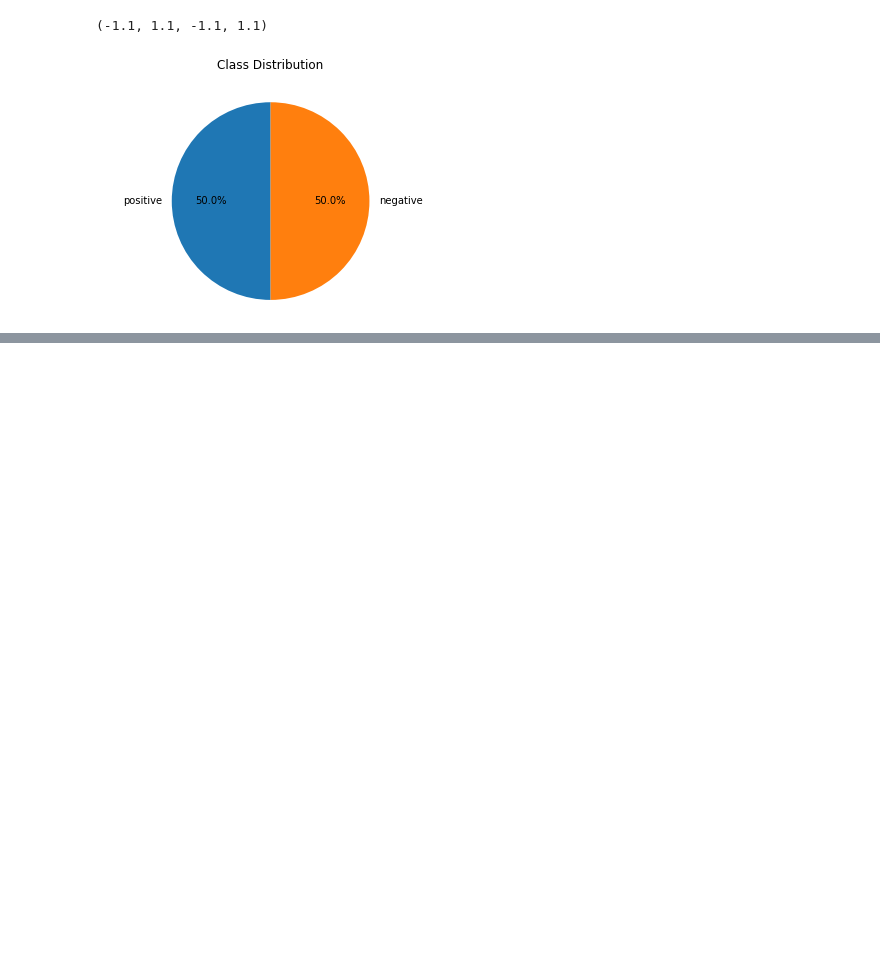
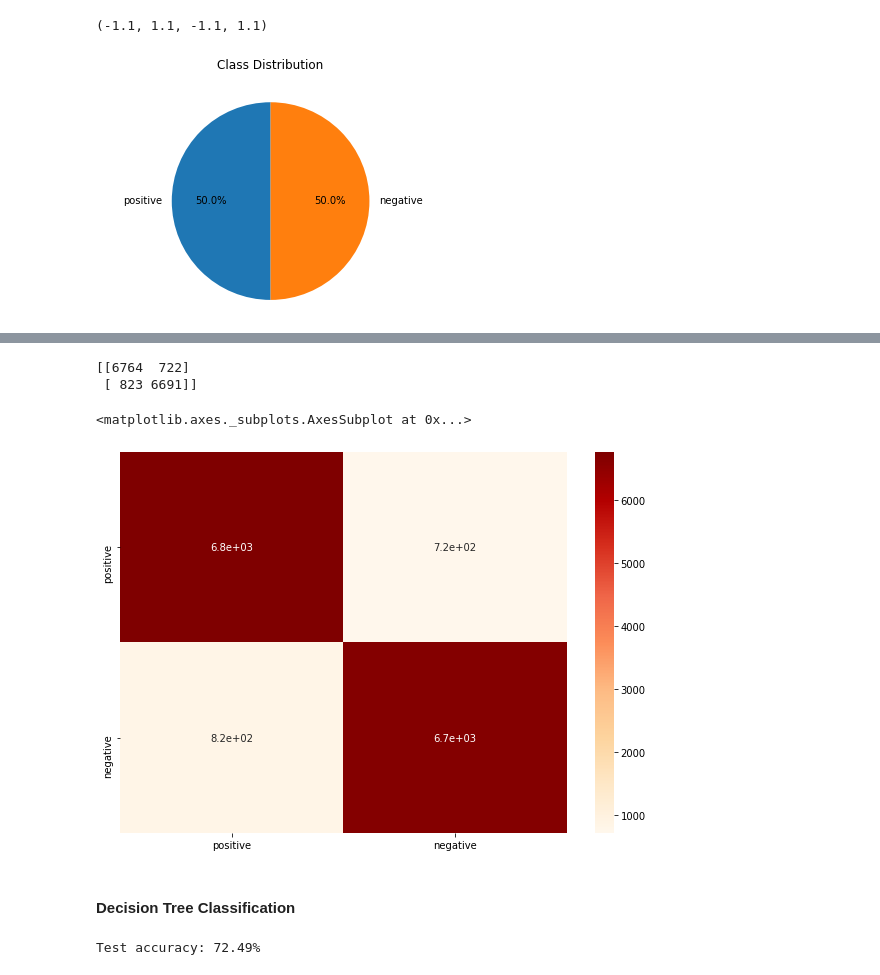
Before and after one commit to okabamac/Sentiment-Analysis-with-IMDB-dataset, a Jupyter notebook: eda.ipynb, the cells around one changed output, grey strips where cells are left out. Cells and saved outputs as stored; diff of their text form; code cells hidden in the pictures; blank space fills up the shorter version.

Commit message:
Add 3 classifiers

```diff
--- a/eda.ipynb
+++ b/eda.ipynb
@@ -103,0 +210,22 @@ KeyboardInterrupt:
+# %%
+LinearSVC_clf_cm=confusion_matrix(y_test,LinearSVC_clf_predicted,labels=[1,0])
+print(LinearSVC_clf_cm)
+
+# Plot Confusion Matrix
+LinearSVC_clf_df_cm = pd.DataFrame(LinearSVC_clf_cm, index = [i for i in ['positive', 'negative']],
+              columns = [i for i in ['positive', 'negative']])
+plt.figure(figsize = (10,7))
+sns.heatmap(LinearSVC_clf_df_cm, annot=True,cmap="OrRd")
+# %% [output]
+[[6764  722]
+ [ 823 6691]]
+<matplotlib.axes._subplots.AxesSubplot at 0x...>
+[figure, added]
+# %% [markdown]
+####  Decision Tree Classification
+# %%
+DecisionTree_clf = tree.DecisionTreeClassifier().fit(X_train, y_train)
+DecisionTree_clf_predicted = DecisionTree_clf.predict(X_test)
+print('Test accuracy: %.2f%%' % (np.mean(DecisionTree_clf_predicted == y_test)*100))
+# %% [output]
+Test accuracy: 72.49%
```
Also changed, not shown: parts of 38 cells of this notebook.
